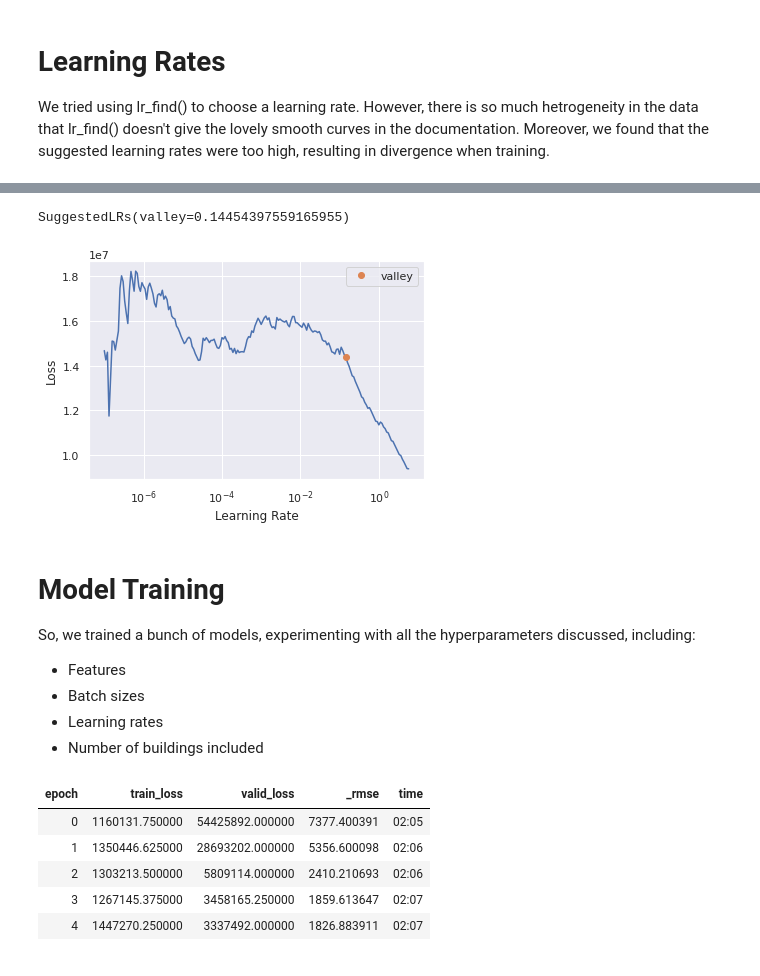
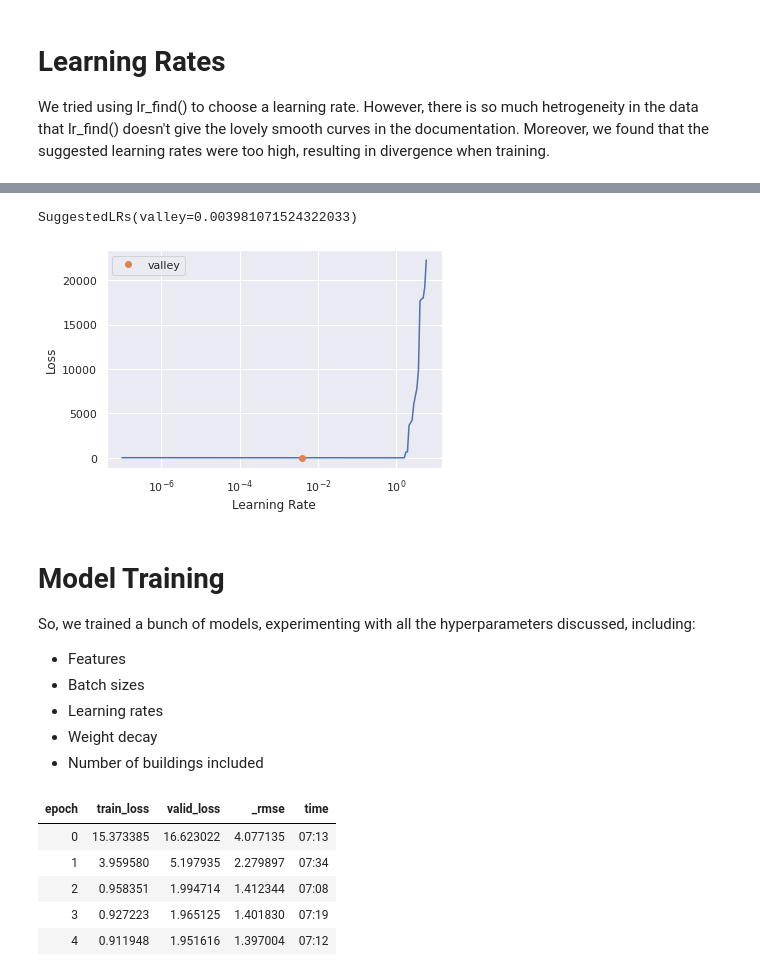
Before and after one commit to fastai-energetic-engineering/ashrae, a Jupyter notebook: _notebooks/2021-07-23-tabular1online-presentation.ipynb, the cells around one changed output, grey strips where cells are left out. Cells and saved outputs as stored; diff of their text form; code cells hidden in the pictures.

Commit message:
Using log1p version of meter_reading. Trying to get two models trained.

```diff
--- a/_notebooks/2021-07-23-tabular1online-presentation.ipynb
+++ b/_notebooks/2021-07-23-tabular1online-presentation.ipynb
@@ -159,7 +163,9 @@ We found through feature clustering that 'year_fraction' was highly correlated w
 #collapse
 # Get a subset of the data, a few buildings and all meters
 
-train = train_valid[(train_valid['building_id']>=1126)]
-#del train_valid
+#train = train_valid[(train_valid['building_id']>=1126)]
+train_valid['meter_reading'] = np.log1p(train_valid['meter_reading']) # convert target to log
+train = train_valid
+del train_valid
 gc.collect()
 # %% [output]
@@ -247,10 +232,10 @@ Validation set RMSLE: 2.1919660764707207
 We tried using lr_find() to choose a learning rate. However, there is so much hetrogeneity in the data that lr_find() doesn't give the lovely smooth curves in the documentation. Moreover, we found that the suggested learning rates were too high, resulting in divergence when training.
 # %%
 # Train a tabular model
-learn = tabular_learner(dls1, metrics=rmse)
-learn.summary()
+learn1 = tabular_learner(dls1, metrics=rmse)
+#learn1.summary()
 
 # Exploring learning rates
-learn.lr_find(stop_div=False, num_it=200)
+learn1.lr_find(stop_div=False, num_it=200)
 # %% [output]
 [interactive output not drawn]
@@ -258,18 +242,19 @@ learn.lr_find(stop_div=False, num_it=200)
-SuggestedLRs(valley=0.14454397559165955)
+SuggestedLRs(valley=0.003981071524322033)
-[figure, old version]
+[figure, new version]
 # %% [markdown]
 # Model Training
 So, we trained a bunch of models, experimenting with all the hyperparameters discussed, including:
 * Features
 * Batch sizes
 * Learning rates
+* Weight decay
 * Number of buildings included
 # %%
-learn.fit_one_cycle(5, lr_max=.0015)
+learn1.fit_one_cycle(5, lr_max=.00001)
 # %% [output]
 | epoch | train_loss | valid_loss | _rmse | time |
-| 0 | 1160131.750000 | 54425892.000000 | 7377.400391 | 02:05 |
-| 1 | 1350446.625000 | 28693202.000000 | 5356.600098 | 02:06 |
-| 2 | 1303213.500000 | 5809114.000000 | 2410.210693 | 02:06 |
-| 3 | 1267145.375000 | 3458165.250000 | 1859.613647 | 02:07 |
-| 4 | 1447270.250000 | 3337492.000000 | 1826.883911 | 02:07 |
+| 0 | 15.373385 | 16.623022 | 4.077135 | 07:13 |
+| 1 | 3.959580 | 5.197935 | 2.279897 | 07:34 |
+| 2 | 0.958351 | 1.994714 | 1.412344 | 07:08 |
+| 3 | 0.927223 | 1.965125 | 1.401830 | 07:19 |
+| 4 | 0.911948 | 1.951616 | 1.397004 | 07:12 |
```
Also changed, not shown: parts of 22 cells of this notebook.
